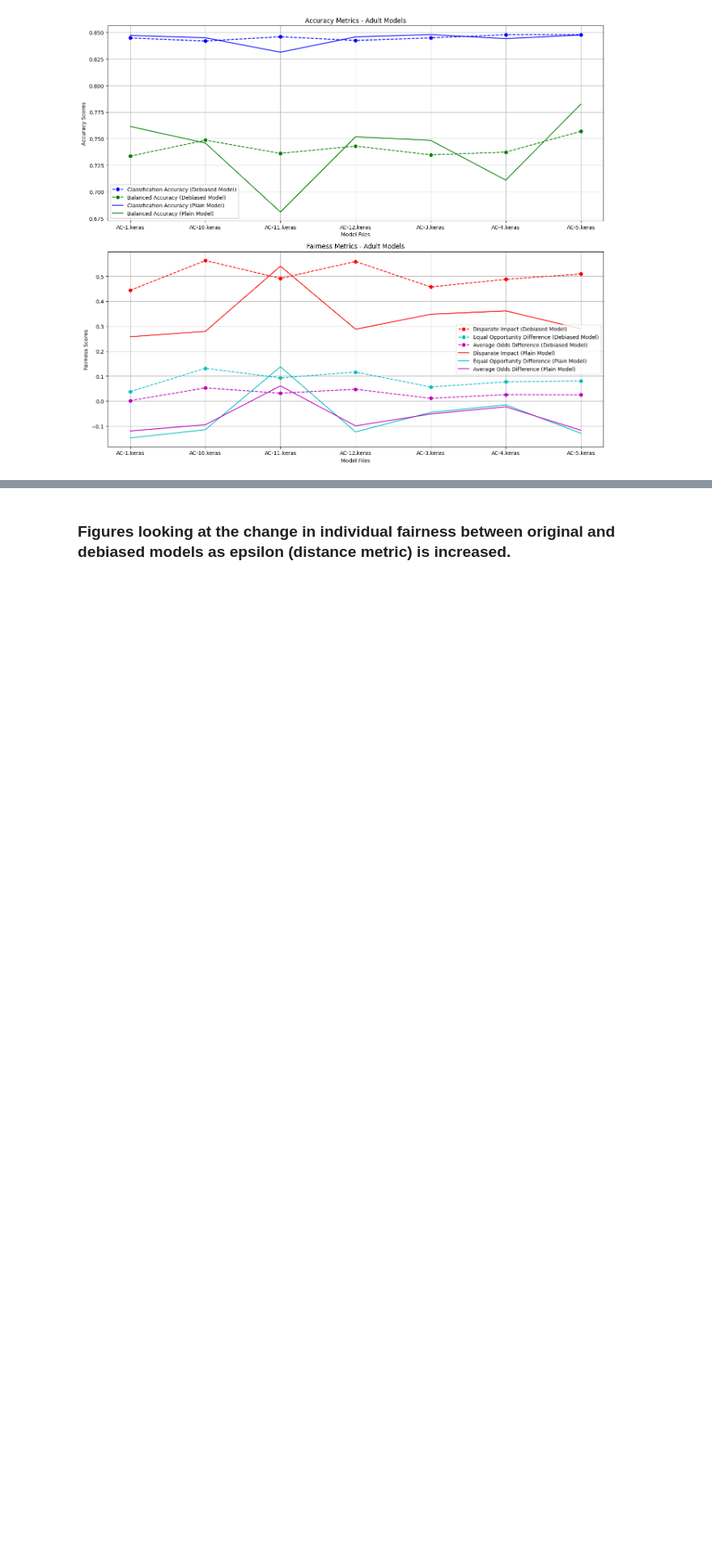
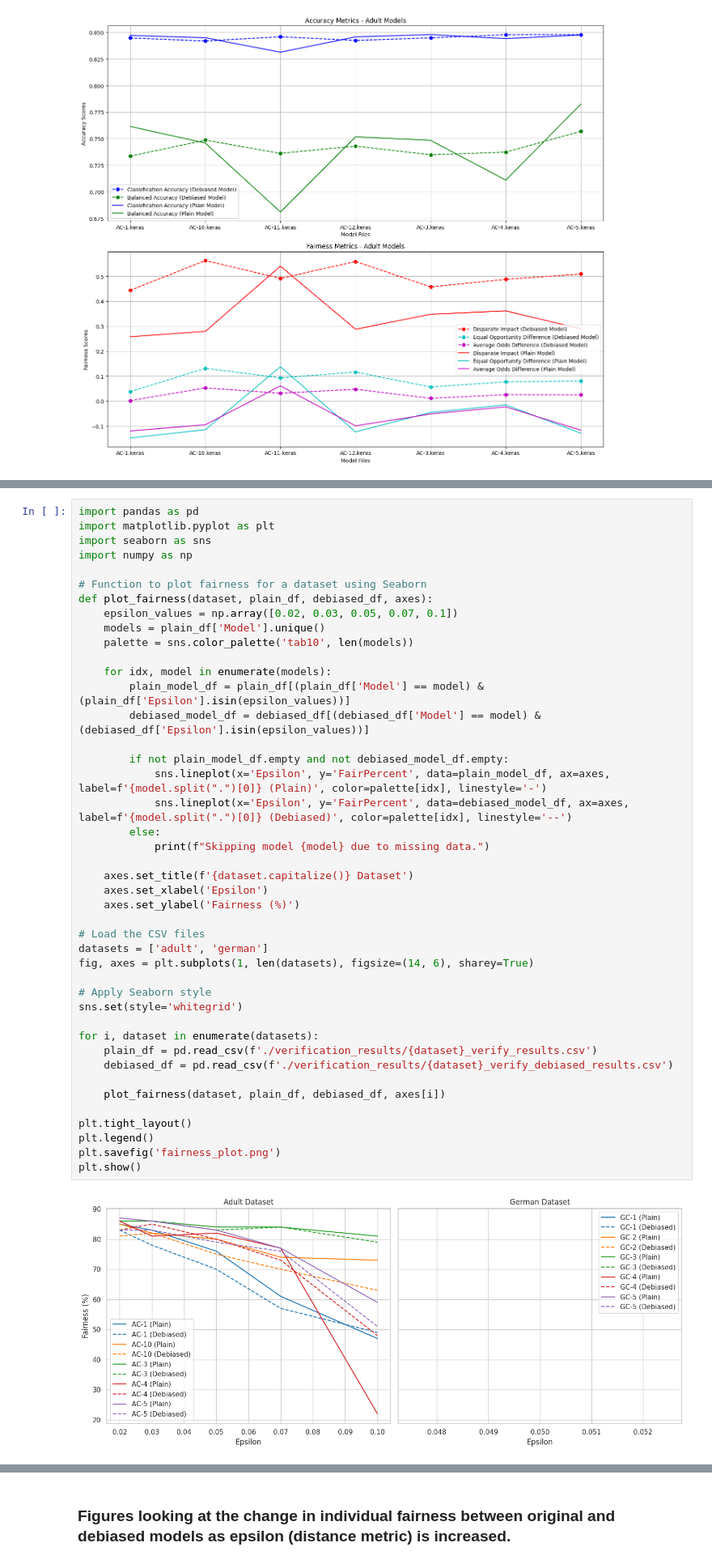
Before and after one commit to atumlin/fairnnv_data, a Jupyter notebook: models/create_figures.ipynb, the cells around one changed output, grey strips where cells are left out. Shown at 81% size. Saved outputs shown, nothing was run; the diff lists cells and outputs as text; blank space fills up the shorter version.

```diff
--- a/models/create_figures.ipynb
+++ b/models/create_figures.ipynb
@@ -78,0 +388,45 @@ plot_metrics(adult_metrics, 'Adult Models')
+# %%
+import pandas as pd
+import matplotlib.pyplot as plt
+import seaborn as sns
+import numpy as np
+
+# Function to plot fairness for a dataset using Seaborn
+def plot_fairness(dataset, plain_df, debiased_df, axes):
+    epsilon_values = np.array([0.02, 0.03, 0.05, 0.07, 0.1])
+    models = plain_df['Model'].unique()
+    palette = sns.color_palette('tab10', len(models))
+
+    for idx, model in enumerate(models):
+        plain_model_df = plain_df[(plain_df['Model'] == model) & (plain_df['Epsilon'].isin(epsilon_values))]
+        debiased_model_df = debiased_df[(debiased_df['Model'] == model) & (debiased_df['Epsilon'].isin(epsilon_values))]
+
+        if not plain_model_df.empty and not debiased_model_df.empty:
+            sns.lineplot(x='Epsilon', y='FairPercent', data=plain_model_df, ax=axes, label=f'{model.split(".")[0]} (Plain)', color=palette[idx], linestyle='-')
+            sns.lineplot(x='Epsilon', y='FairPercent', data=debiased_model_df, ax=axes, label=f'{model.split(".")[0]} (Debiased)', color=palette[idx], linestyle='--')
+        else:
+            print(f"Skipping model {model} due to missing data.")
+
+    axes.set_title(f'{dataset.capitalize()} Dataset')
+    axes.set_xlabel('Epsilon')
+    axes.set_ylabel('Fairness (%)')
+
+# Load the CSV files
+datasets = ['adult', 'german']
+fig, axes = plt.subplots(1, len(datasets), figsize=(14, 6), sharey=True)
+
+# Apply Seaborn style
+sns.set(style='whitegrid')
+
+for i, dataset in enumerate(datasets):
+    plain_df = pd.read_csv(f'./verification_results/{dataset}_verify_results.csv')
+    debiased_df = pd.read_csv(f'./verification_results/{dataset}_verify_debiased_results.csv')
+
+    plot_fairness(dataset, plain_df, debiased_df, axes[i])
+
+plt.tight_layout()
+plt.legend()
+plt.savefig('fairness_plot.png')
+plt.show()
+# %% [output]
+[figure, added]
```
Also changed, not shown: parts of 7 cells of this notebook, 14 other files.
